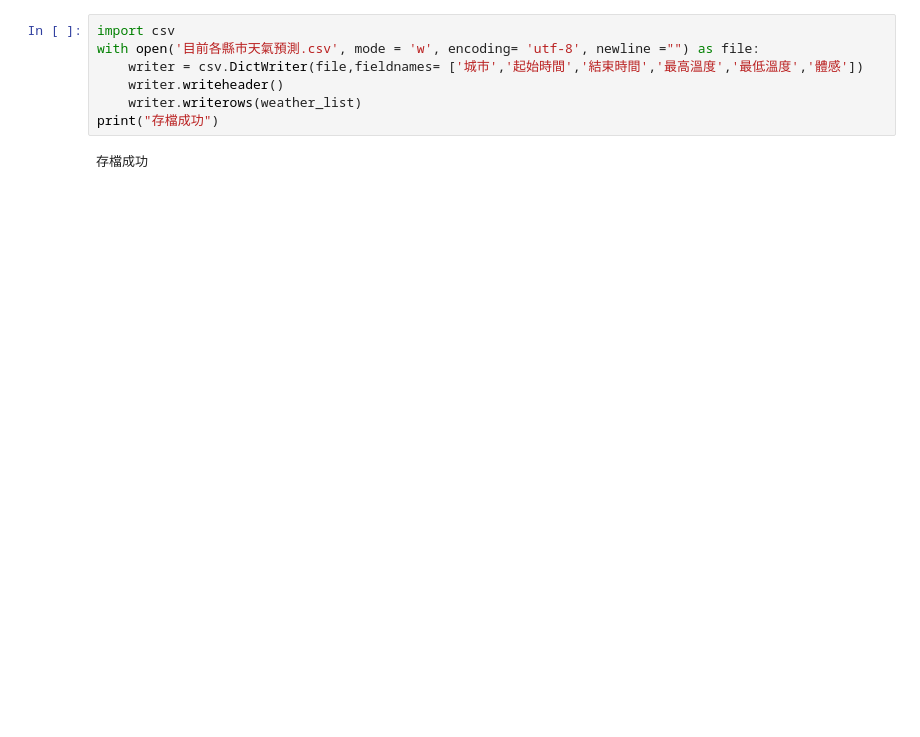
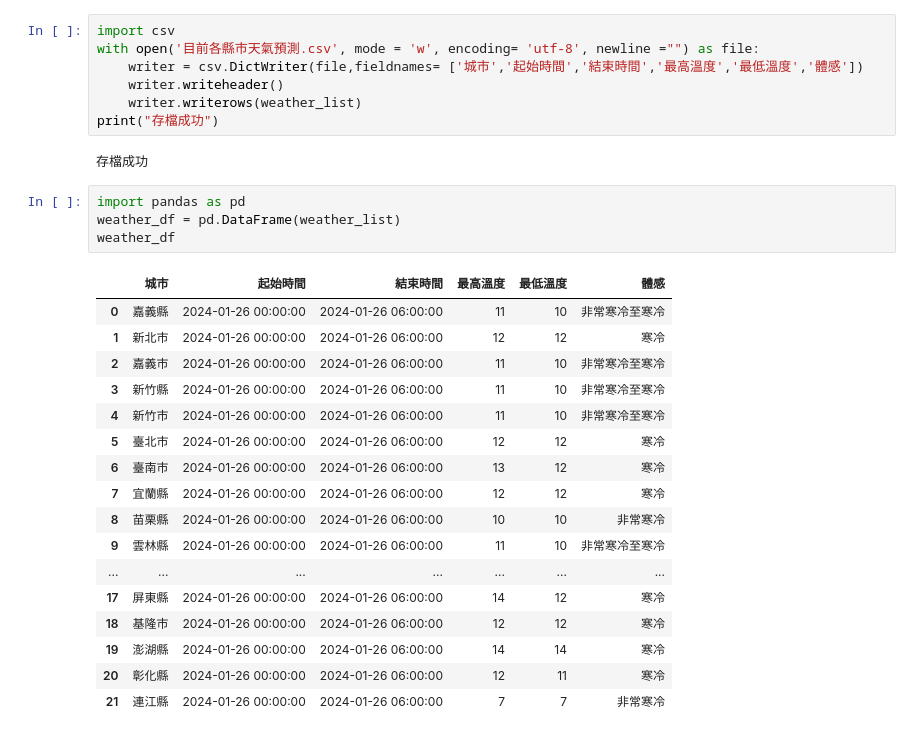
Before and after one commit to lf0116/lf_0116, a Jupyter notebook: lesson13_4.ipynb, the cells around one changed output. Saved outputs shown, nothing was run; the diff lists cells and outputs as text; blank space fills up the shorter version.

```diff
--- a/lesson13_4.ipynb
+++ b/lesson13_4.ipynb
@@ -53,3 +53,25 @@ with open('目前各縣市天氣預測.csv', mode = 'w', encoding= 'utf-8', newl
 print("存檔成功")
 # %% [output]
 存檔成功
+# %%
+import pandas as pd
+weather_df = pd.DataFrame(weather_list)
+weather_df
+# %% [output]
+|  | 城市 | 起始時間 | 結束時間 | 最高溫度 | 最低溫度 | 體感 |
+| 0 | 嘉義縣 | 2024-01-26 00:00:00 | 2024-01-26 06:00:00 | 11 | 10 | 非常寒冷至寒冷 |
+| 1 | 新北市 | 2024-01-26 00:00:00 | 2024-01-26 06:00:00 | 12 | 12 | 寒冷 |
+| 2 | 嘉義市 | 2024-01-26 00:00:00 | 2024-01-26 06:00:00 | 11 | 10 | 非常寒冷至寒冷 |
+| 3 | 新竹縣 | 2024-01-26 00:00:00 | 2024-01-26 06:00:00 | 11 | 10 | 非常寒冷至寒冷 |
+| 4 | 新竹市 | 2024-01-26 00:00:00 | 2024-01-26 06:00:00 | 11 | 10 | 非常寒冷至寒冷 |
+| 5 | 臺北市 | 2024-01-26 00:00:00 | 2024-01-26 06:00:00 | 12 | 12 | 寒冷 |
+| 6 | 臺南市 | 2024-01-26 00:00:00 | 2024-01-26 06:00:00 | 13 | 12 | 寒冷 |
+| 7 | 宜蘭縣 | 2024-01-26 00:00:00 | 2024-01-26 06:00:00 | 12 | 12 | 寒冷 |
+| 8 | 苗栗縣 | 2024-01-26 00:00:00 | 2024-01-26 06:00:00 | 10 | 10 | 非常寒冷 |
+| 9 | 雲林縣 | 2024-01-26 00:00:00 | 2024-01-26 06:00:00 | 11 | 10 | 非常寒冷至寒冷 |
+| ... | ... | ... | ... | ... | ... | ... |
+| 17 | 屏東縣 | 2024-01-26 00:00:00 | 2024-01-26 06:00:00 | 14 | 12 | 寒冷 |
+| 18 | 基隆市 | 2024-01-26 00:00:00 | 2024-01-26 06:00:00 | 12 | 12 | 寒冷 |
+| 19 | 澎湖縣 | 2024-01-26 00:00:00 | 2024-01-26 06:00:00 | 14 | 14 | 寒冷 |
+| 20 | 彰化縣 | 2024-01-26 00:00:00 | 2024-01-26 06:00:00 | 12 | 11 | 寒冷 |
+| 21 | 連江縣 | 2024-01-26 00:00:00 | 2024-01-26 06:00:00 | 7 | 7 | 非常寒冷 |
```
Also changed, not shown: parts of 1 cell of this notebook, 1 other file.
